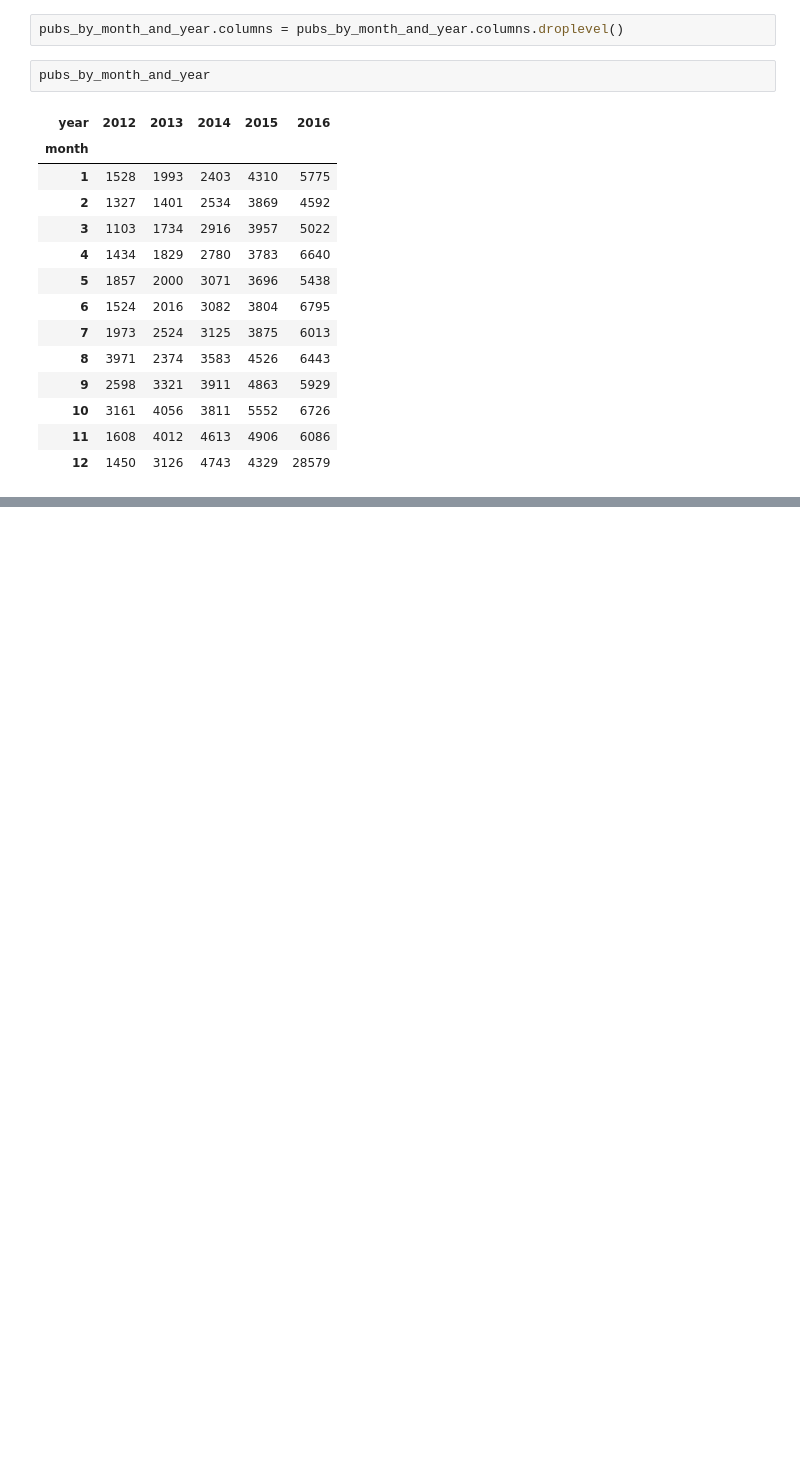
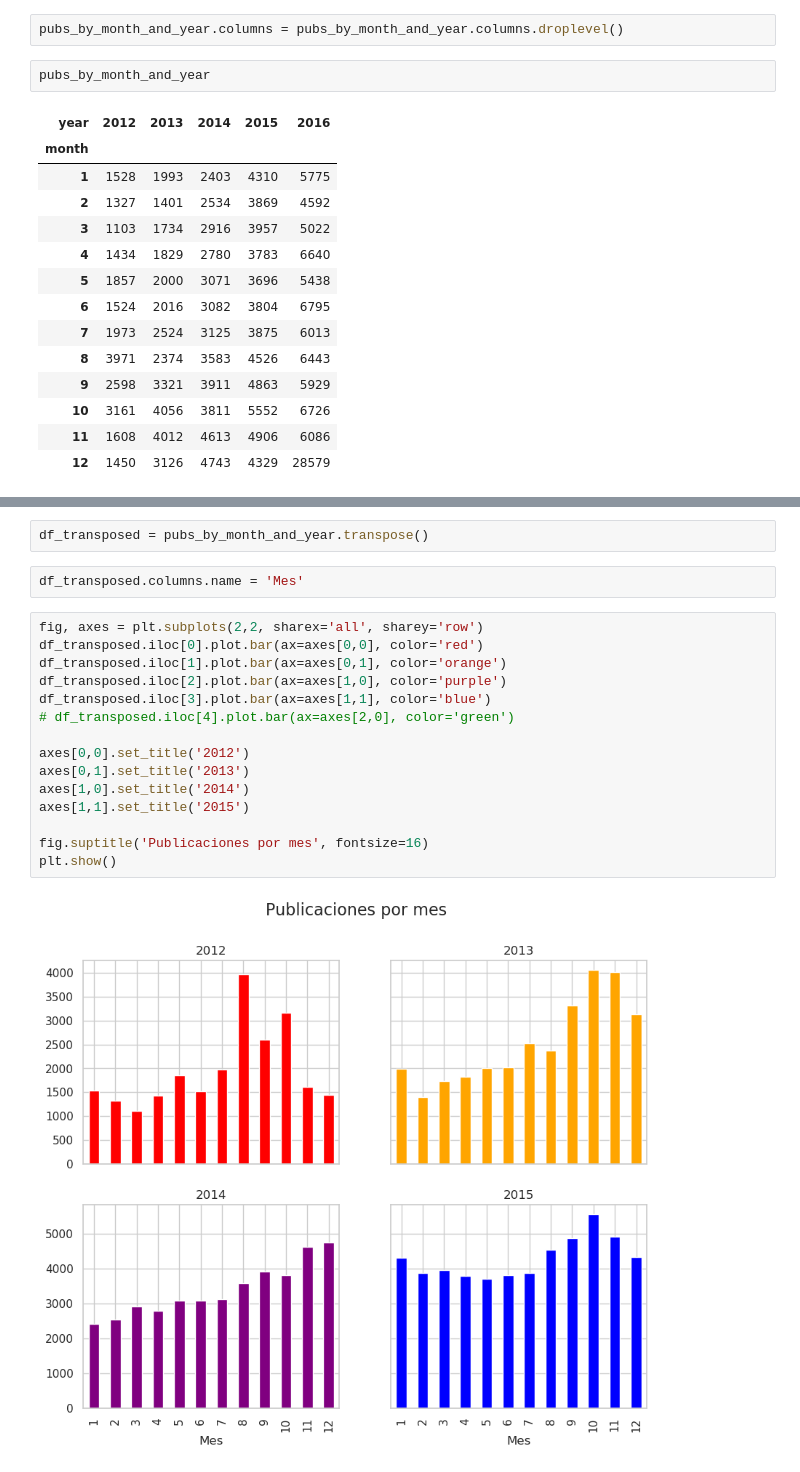
Before and after one commit to sebapenna/OrganizacionDeDatos, a Jupyter notebook: Analisis Fecha Publicaciones.ipynb, the cells around one changed output, grey strips where cells are left out. Saved outputs shown, nothing was run; the diff lists cells and outputs as text; blank space fills up the shorter version.

```diff
--- a/Analisis Fecha Publicaciones.ipynb
+++ b/Analisis Fecha Publicaciones.ipynb
@@ -199,0 +184,21 @@ Text(0, 0.5, 'Cantidad de Publicaciones')
+# %%
+df_transposed = pubs_by_month_and_year.transpose()
+# %%
+df_transposed.columns.name = 'Mes'
+# %%
+fig, axes = plt.subplots(2,2, sharex='all', sharey='row')
+df_transposed.iloc[0].plot.bar(ax=axes[0,0], color='red')
+df_transposed.iloc[1].plot.bar(ax=axes[0,1], color='orange')
+df_transposed.iloc[2].plot.bar(ax=axes[1,0], color='purple')
+df_transposed.iloc[3].plot.bar(ax=axes[1,1], color='blue')
+# df_transposed.iloc[4].plot.bar(ax=axes[2,0], color='green')
+
+axes[0,0].set_title('2012')
+axes[0,1].set_title('2013')
+axes[1,0].set_title('2014')
+axes[1,1].set_title('2015')
+
+fig.suptitle('Publicaciones por mes', fontsize=16)
+plt.show()
+# %% [output]
+[figure, added]
```
Also changed, not shown: parts of 7 cells of this notebook.
